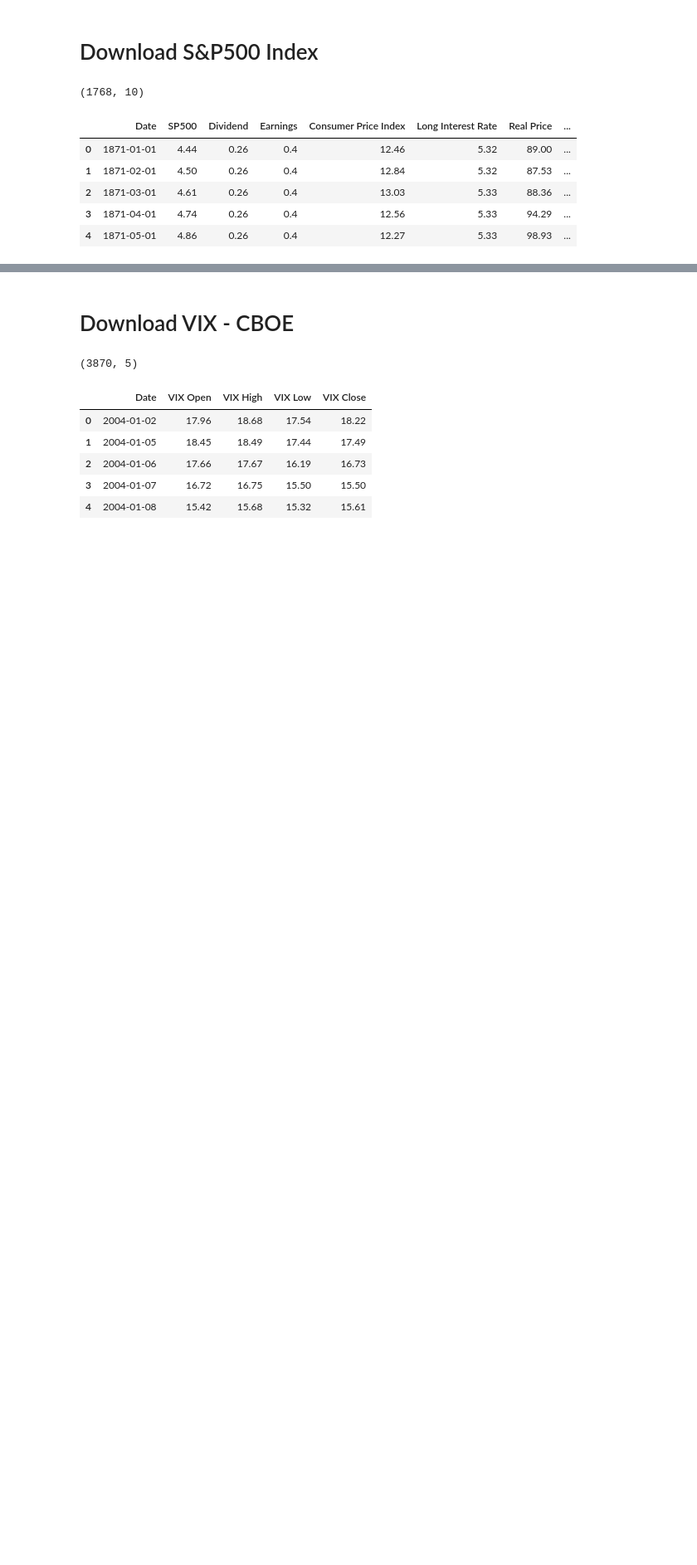
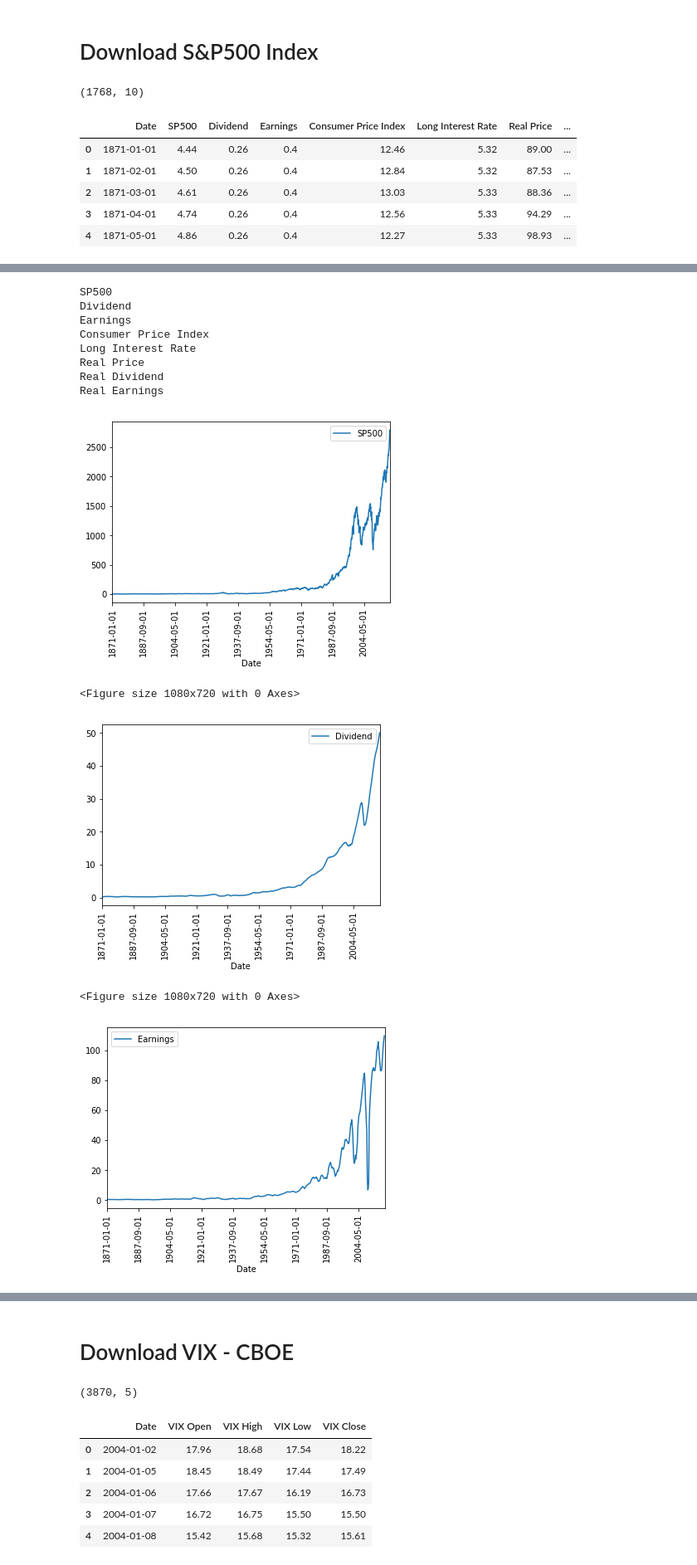
Before and after one commit to keberger/Financial_KPIs, a Jupyter notebook: get_Financial_data_set.ipynb, the cells around one changed output, grey strips where cells are left out. Shown at 83% size. Cells and saved outputs as stored; diff of their text form; code cells hidden in the pictures; blank space fills up the shorter version.

```diff
--- a/get_Financial_data_set.ipynb
+++ b/get_Financial_data_set.ipynb
@@ -24,6 +66,8 @@ df_SP500.head()
 url = 'https://datahub.io/core/s-and-p-500/r/data.csv'
 SP500_index = wget.download(url)
 df_SP500_index = pandas.read_csv(SP500_index)
+df_SP500_index.drop('PE10',axis = 1, inplace = True)
+df_SP500_index.set_index('Date',inplace = True)
 print(df_SP500_index.shape)
 df_SP500_index.head()
 # %% [output]
@@ -36,0 +83,20 @@ df_SP500_index.head()
+# %%
+for i in df_SP500_index.columns:
+    print(i)
+    df_SP500_index.plot(y = i)
+    plt.xticks(rotation = 90)
+    plt.figure(figsize=[15,10])
+# %% [output]
+SP500
+Dividend
+Earnings
+Consumer Price Index
+Long Interest Rate
+Real Price
+Real Dividend
+Real Earnings
+[figure, added]
+<Figure size 1080x720 with 0 Axes>
+[figure, added]
+<Figure size 1080x720 with 0 Axes>
+[figure, added]
```
Also changed, not shown: parts of 14 cells of this notebook.
